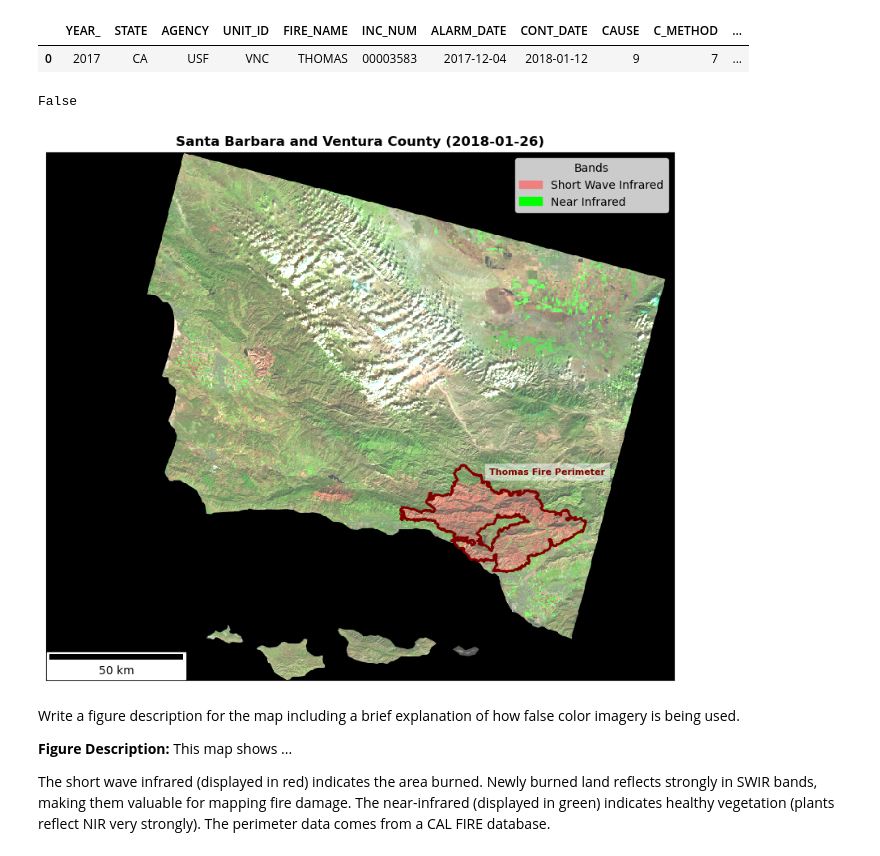
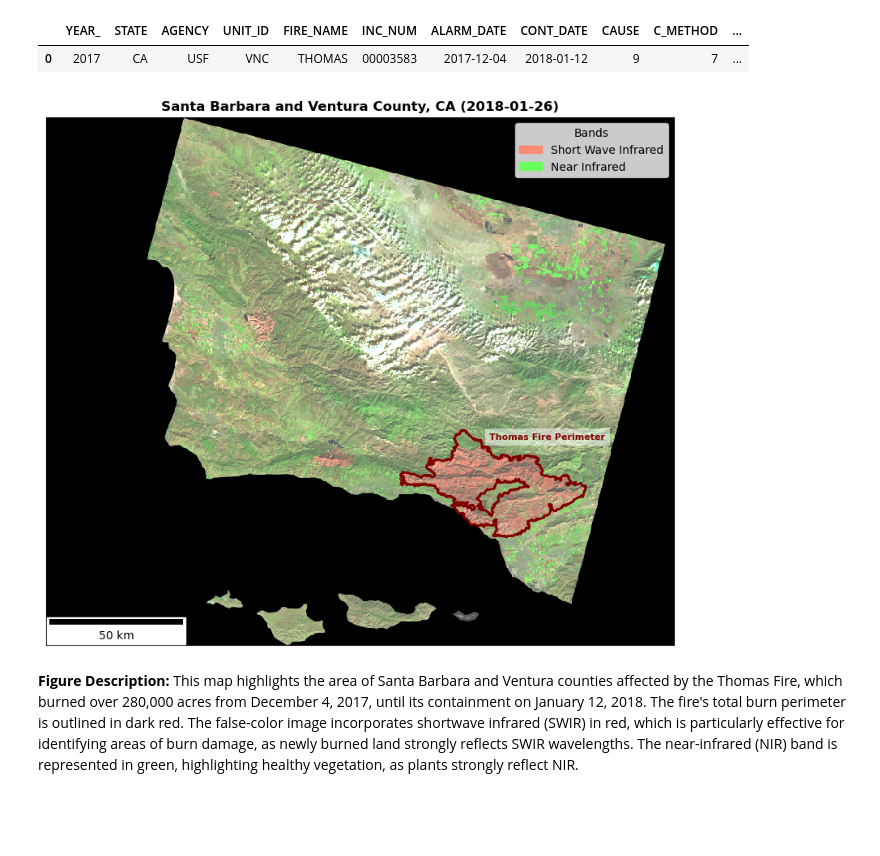
Before and after one commit to jordancsibley/eds220-hwk4, a Jupyter notebook: hwk4-task2-false-color.ipynb, the cells around one changed output. Cells and saved outputs as stored; diff of their text form; code cells hidden in the pictures; blank space fills up the shorter version.

```diff
--- a/hwk4-task2-false-color.ipynb
+++ b/hwk4-task2-false-color.ipynb
@@ -117,8 +139,3 @@ thomas
 # %% [output]
 |  | YEAR_ | STATE | AGENCY | UNIT_ID | FIRE_NAME | INC_NUM | ALARM_DATE | CONT_DATE | CAUSE | C_METHOD | ... |
 | 0 | 2017 | CA | USF | VNC | THOMAS | 00003583 | 2017-12-04 | 2018-01-12 | 9 | 7 | ... |
-# %%
-# Check if the CRSs match
-landsat.rio.crs == thomas.crs
-# %% [output]
-False
@@ -131,6 +142,13 @@ assert landsat.rio.crs == thomas.crs
+# %%
+# Ensure CRSs match (and reproject if necessary)
+if landsat.rio.crs != thomas.crs:
+    thomas = thomas.to_crs(landsat.rio.crs)
+
+# Validate the CRSs match
+assert landsat.rio.crs == thomas.crs
 # %%
 # Plot false color image with thomas fire boundary
-fig, ax= plt.subplots(figsize = (10, 10))
+fig, ax= plt.subplots(figsize = (10, 10), facecolor='white')
 
 # False color landsat image
 landsat[['swir22', 'nir08', 'red']].to_array().plot.imshow(robust=True,
@@ -143,44 +161,40 @@ thomas.boundary.plot(ax=ax,
                      linewidth=2)
 
 # Create custom legend for short wave and infrared
-swir_patch = mpatches.Patch(color='lightcoral', label='Short Wave Infrared')
-nir_patch = mpatches.Patch(color='lime', label='Near Infrared')
+swir_patch = mpatches.Patch(color='#FD8A75', label='Short Wave Infrared')
+nir_patch = mpatches.Patch(color='#67FF5B', label='Near Infrared')
+
 
 # Set legend position
 ax.legend(handles=[swir_patch, nir_patch], loc='upper right', title='Bands')
 
 
 # Set perimeter label
 ax.text(
     x=287070.0, y=3832030.0,  # Coordinates
     s="Thomas Fire Perimeter",  # Label text
     color='maroon', fontsize=8, weight='bold',
     bbox=dict(facecolor='white', alpha=0.5, edgecolor='none')
 
 )
 # Set scale bar
 scalebar = ScaleBar(1, units='m', location='lower left', length_fraction=0.25, scale_loc='bottom', color='black')
 ax.add_artist(scalebar)
 
 
 # Set title
-ax.set_title("Santa Barbara and Ventura County (2018-01-26)", weight='bold')
+ax.set_title("Santa Barbara and Ventura County, CA (2018-01-26)", weight='bold')
 
 # Remove axes ticks
 ax.set_xticks([])
 ax.set_yticks([])
 
 # Remove axes labels
 ax.set_xlabel("")
 ax.set_ylabel("")
 
 plt.show()
 # %% [output]
-[figure, old version]
+[figure, new version]
 # %% [markdown]
-Write a figure description for the map including a brief explanation of how false color imagery is being used.
-
-**Figure Description:** This map shows ...
-
-
-The short wave infrared (displayed in red) indicates the area burned. Newly burned land reflects strongly in SWIR bands, making them valuable for mapping fire damage. The near-infrared (displayed in green) indicates healthy vegetation (plants reflect NIR very strongly). The perimeter data comes from a CAL FIRE database.
+**Figure Description:** This map highlights the area of Santa Barbara and Ventura counties affected by the Thomas Fire, which burned over 280,000 acres from December 4, 2017, until its containment on January 12, 2018. The fire's total burn perimeter is outlined in dark red. The false-color image incorporates shortwave infrared (SWIR) in red, which is particularly effective for identifying areas of burn damage, as newly burned land strongly reflects SWIR wavelengths. The near-infrared (NIR) band is represented in green, highlighting healthy vegetation, as plants strongly reflect NIR.
```
Also changed, not shown: parts of 12 cells of this notebook, 1 other file.
